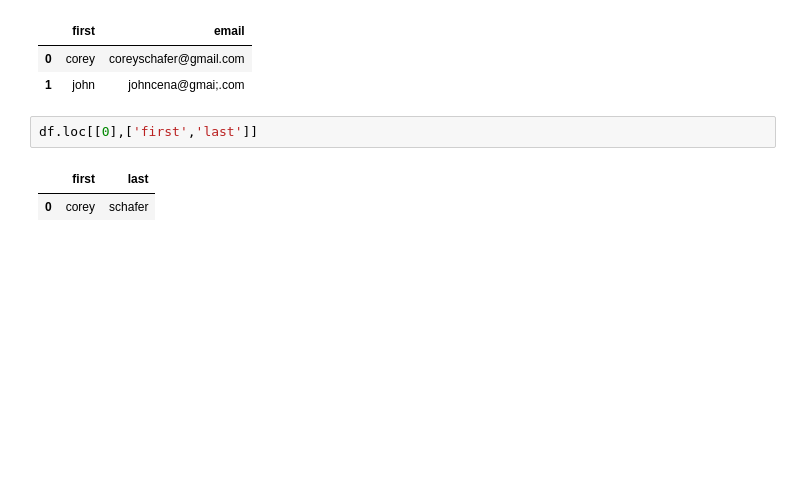
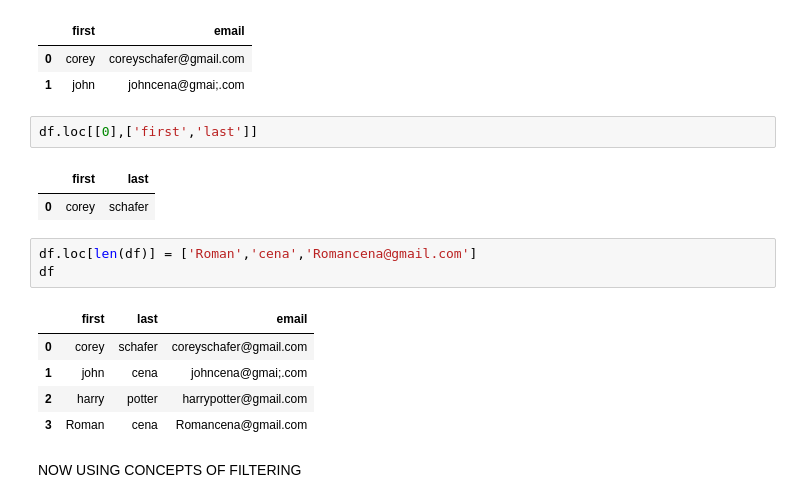
Before and after one commit to Amit-yadav019/python-Git-learning-journey, a Jupyter notebook: pandas_demo.ipynb, the cells around one changed output. Saved outputs shown, nothing was run; the diff lists cells and outputs as text; blank space fills up the shorter version.

```diff
--- a/pandas_demo.ipynb
+++ b/pandas_demo.ipynb
@@ -117,3 +117,14 @@ df.loc[[0],['first','last']]
 # %% [output]
 |  | first | last |
 | 0 | corey | schafer |
+# %%
+df.loc[len(df)] = ['Roman','cena','Romancena@gmail.com']
+df
+# %% [output]
+|  | first | last | email |
+| 0 | corey | schafer | coreyschafer@gmail.com |
+| 1 | john | cena | johncena@gmai;.com |
+| 2 | harry | potter | harrypotter@gmail.com |
+| 3 | Roman | cena | Romancena@gmail.com |
+# %% [markdown]
+NOW  USING CONCEPTS OF FILTERING
```
Also changed, not shown: parts of 27 cells of this notebook, 2 other files.
